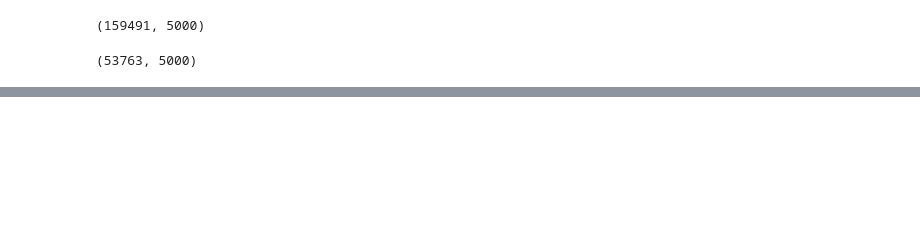
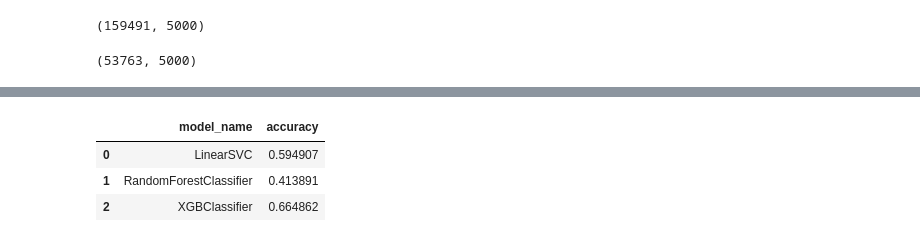
Before and after one commit to MuradBozik/AiDM-A3, a Jupyter notebook: cls.ipynb, the cells around one changed output, grey strips where cells are left out. Saved outputs shown, nothing was run; the diff lists cells and outputs as text; code cells hidden in the pictures; blank space fills up the shorter version.

```diff
--- a/cls.ipynb
+++ b/cls.ipynb
@@ -563,2 +592,9 @@ weighted avg       0.61      0.65      0.62     53763
 # %%
 cv_df.to_csv("cv_df.csv", index=False)
+# %%
+cv_df
+# %% [output]
+|  | model_name | accuracy |
+| 0 | LinearSVC | 0.594907 |
+| 1 | RandomForestClassifier | 0.413891 |
+| 2 | XGBClassifier | 0.664862 |
```
Also changed, not shown: parts of 1 cell of this notebook.
